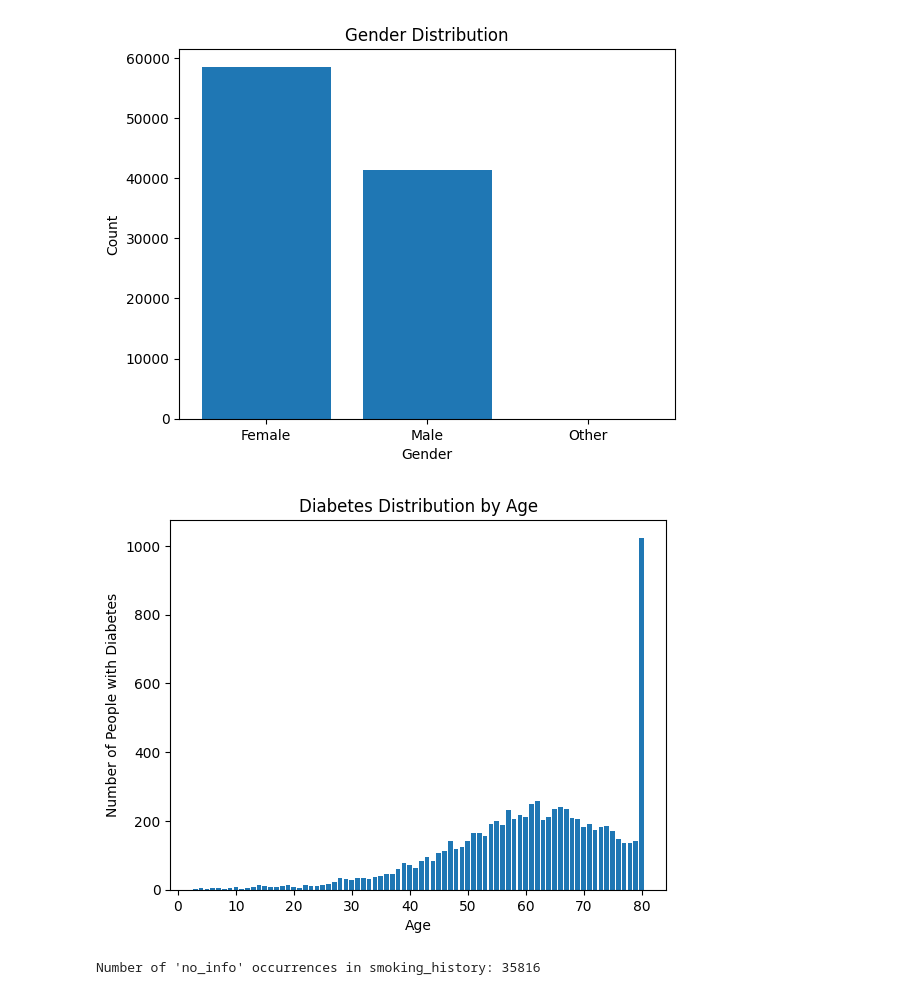
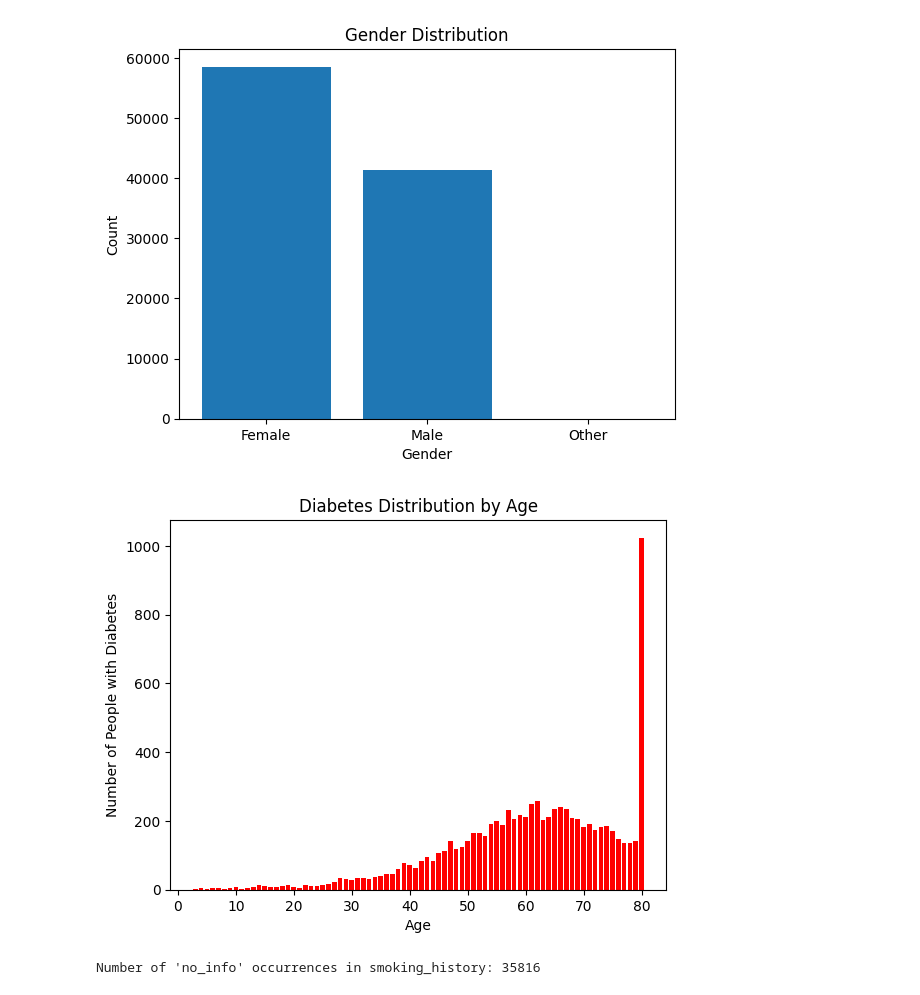
Before and after one commit to nataliea30/DiabetesML, a Jupyter notebook: Keras Attempt.ipynb, the cells around one changed output. Cells and saved outputs as stored; diff of their text form; code cells hidden in the pictures.

```diff
--- a/Keras Attempt.ipynb
+++ b/Keras Attempt.ipynb
@@ -40,22 +40,22 @@ plt.show()
 # %%
 # Filter the DataFrame to include only people with diabetes
 diabetes_df = df[df['diabetes'] == 1]
 
 # Count the number of people with diabetes by age group
 age_counts = diabetes_df['age'].value_counts().sort_index()
 
 # Create a bar plot
-plt.bar(age_counts.index, age_counts.values)
+plt.bar(age_counts.index, age_counts.values, color='red')
 
 # Add labels and title
 plt.xlabel('Age')
 plt.ylabel('Number of People with Diabetes')
 plt.title('Diabetes Distribution by Age')
 
 # Display the plot
 plt.show()
 # %% [output]
-[figure, old version]
+[figure, new version]
 # %%
 # Count the occurrences of "no_info" in the smoking_history column
 no_info_count = df['smoking_history'].value_counts()['No Info']
```
Also changed, not shown: parts of 2 cells of this notebook, 2 other files.
